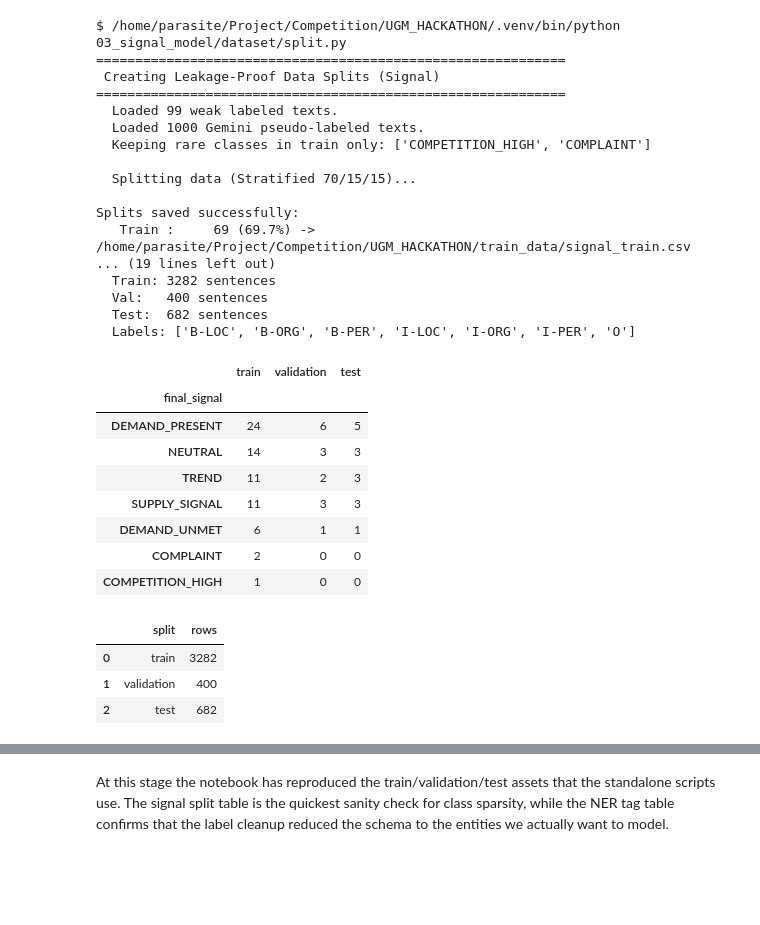
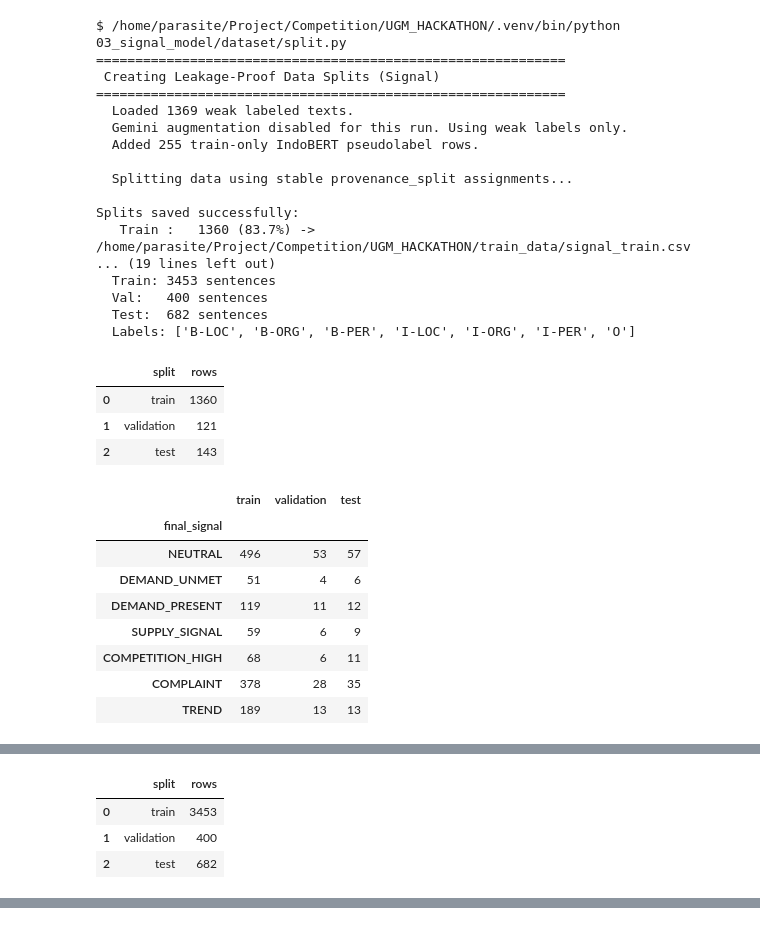
Before and after one commit to ElFariss/lokasense, a Jupyter notebook: training.ipynb, the cells around one changed output, grey strips where cells are left out. Saved outputs shown, nothing was run; the diff lists cells and outputs as text; code cells hidden in the pictures; blank space fills up the shorter version.

```diff
--- a/training.ipynb
+++ b/training.ipynb
@@ -255,5 +339,5 @@ That matters here because the repo previously leaned too hard on English Google
 # %%
-signal_rows = build_signal_bootstrap_rows()
+signal_rows = build_signal_bootstrap_rows(include_google_maps=INCLUDE_GOOGLE_MAPS_CACHE)
 signal_bootstrap_df = pd.DataFrame(signal_rows)
 signal_bootstrap_path = REPO_ROOT / "data" / "scraped" / "signal_bootstrap.csv"
 signal_bootstrap_df.to_csv(signal_bootstrap_path, index=False)
@@ -270,14 +354,13 @@ print(f"ner_bootstrap_path = {ner_bootstrap_path}")
 print(f"signal_rows = {len(signal_bootstrap_df)}")
 print(f"ner_rows = {len(ner_rows)}")
 
-display(clean_preview_frame(signal_bootstrap_df.head(10)))
-display(
-    signal_bootstrap_df.groupby(["platform", "city"])["text"].count().rename("rows").reset_index().sort_values("rows", ascending=False)
-)
+if not signal_bootstrap_df.empty:
+    display(clean_preview_frame(signal_bootstrap_df.head(10)))
+    display(
+        signal_bootstrap_df.groupby(["platform", "city"])["text"].count().rename("rows").reset_index().sort_values("rows", ascending=False)
+    )
 
-candidate_counts = [
-    len(row["candidate_spans"]) for row in ner_rows
-]
+candidate_counts = [len(row["candidate_spans"]) for row in ner_rows]
 display(
     pd.DataFrame(
         {
@@ -380,5 +586,12 @@ This cell is still worth inspecting closely because it tells you which classes t
 # %%
-run_command([sys.executable, "03_signal_model/dataset/split.py"])
+run_command(
+    [sys.executable, "03_signal_model/dataset/split.py"],
+    extra_env={
+        "USE_GEMINI_AUGMENTATION": "1" if RUN_GEMINI_AUGMENTATION else "0",
+        "USE_GEMINI_OVERRIDES": "0",
+        "USE_MODEL_PSEUDOLABELS": "1" if RUN_MODEL_PSEUDOLABEL else "0",
+    },
+)
 run_command([sys.executable, "02_ner_model/dataset/prepare.py"])
 
 signal_split_paths = {
@@ -388,51 +601,60 @@ signal_split_paths = {
 }
 
 signal_distribution_frames = []
+split_sizes = []
+split_text_sets = {}
 for split_name, split_path in signal_split_paths.items():
     split_df = pd.read_csv(split_path)
+    split_sizes.append({"split": split_name, "rows": len(split_df)})
+    split_text_sets[split_name] = set(split_df["text"].astype(str))
     counts = split_df["final_signal"].value_counts().rename(split_name)
     signal_distribution_frames.append(counts)
 signal_distribution_df = pd.concat(signal_distribution_frames, axis=1).fillna(0).astype(int)
+signal_distribution_df = signal_distribution_df.reindex(SIGNAL_LABELS, fill_value=0)
+leakage_count = len(split_text_sets["train"].intersection(split_text_sets["test"]))
+
+display(pd.DataFrame(split_sizes))
 display(signal_distribution_df)
+display(pd.DataFrame([{"train_test_leakage": leakage_count}]))
 
 with open(REPO_ROOT / "train_data" / "ner_train.json", "r", encoding="utf-8") as handle:
     ner_train = json.load(handle)
 with open(REPO_ROOT / "train_data" / "ner_val.json", "r", encoding="utf-8") as handle:
     ner_val = json.load(handle)
 with open(REPO_ROOT / "test_data" / "ner_test.json", "r", encoding="utf-8") as handle:
     ner_test = json.load(handle)
 
 ner_label_counts = Counter(tag for row in ner_train for tag in row["ner_tags"])
 display(pd.DataFrame([{"split": "train", "rows": len(ner_train)}, {"split": "validation", "rows": len(ner_val)}, {"split": "test", "rows": len(ner_test)}]))
 display(pd.DataFrame(sorted(ner_label_counts.items()), columns=["tag", "rows"]))
 # %% [output]
 $ /home/parasite/Project/Competition/UGM_HACKATHON/.venv/bin/python 03_signal_model/dataset/split.py
 ============================================================
  Creating Leakage-Proof Data Splits (Signal)
 ============================================================
-  Loaded 99 weak labeled texts.
-  Loaded 1000 Gemini pseudo-labeled texts.
-  Keeping rare classes in train only: ['COMPETITION_HIGH', 'COMPLAINT']
+  Loaded 1369 weak labeled texts.
+  Gemini augmentation disabled for this run. Using weak labels only.
+  Added 255 train-only IndoBERT pseudolabel rows.
 
-  Splitting data (Stratified 70/15/15)...
+  Splitting data using stable provenance_split assignments...
 
 Splits saved successfully:
-   Train :     69 (69.7%) -> /home/parasite/Project/Competition/UGM_HACKATHON/train_data/signal_train.csv
+   Train :   1360 (83.7%) -> /home/parasite/Project/Competition/UGM_HACKATHON/train_data/signal_train.csv
 ... (19 lines left out)
-  Train: 3282 sentences
+  Train: 3453 sentences
   Val:   400 sentences
   Test:  682 sentences
   Labels: ['B-LOC', 'B-ORG', 'B-PER', 'I-LOC', 'I-ORG', 'I-PER', 'O']
-|  | train | validation | test |
-| final_signal |  |  |  |
-| DEMAND_PRESENT | 24 | 6 | 5 |
-| NEUTRAL | 14 | 3 | 3 |
-| TREND | 11 | 2 | 3 |
-| SUPPLY_SIGNAL | 11 | 3 | 3 |
-| DEMAND_UNMET | 6 | 1 | 1 |
-| COMPLAINT | 2 | 0 | 0 |
-| COMPETITION_HIGH | 1 | 0 | 0 |
+|  | split | rows |
+| 0 | train | 1360 |
+| 1 | validation | 121 |
+| 2 | test | 143 |
-|  | split | rows |
-| 0 | train | 3282 |
-| 1 | validation | 400 |
-| 2 | test | 682 |
+|  | train | validation | test |
+| final_signal |  |  |  |
+| NEUTRAL | 496 | 53 | 57 |
+| DEMAND_UNMET | 51 | 4 | 6 |
+| DEMAND_PRESENT | 119 | 11 | 12 |
+| SUPPLY_SIGNAL | 59 | 6 | 9 |
+| COMPETITION_HIGH | 68 | 6 | 11 |
+| COMPLAINT | 378 | 28 | 35 |
+| TREND | 189 | 13 | 13 |
@@ -446,0 +663,4 @@ Splits saved successfully:
+|  | split | rows |
+| 0 | train | 3453 |
+| 1 | validation | 400 |
+| 2 | test | 682 |
@@ -447,3 +674,0 @@ Splits saved successfully:
-# %% [markdown]
-At this stage the notebook has reproduced the train/validation/test assets that the standalone scripts use.
-The signal split table is the quickest sanity check for class sparsity, while the NER tag table confirms that the label cleanup reduced the schema to the entities we actually want to model.
```
Also changed, not shown: parts of 42 cells of this notebook, 23 other files.
